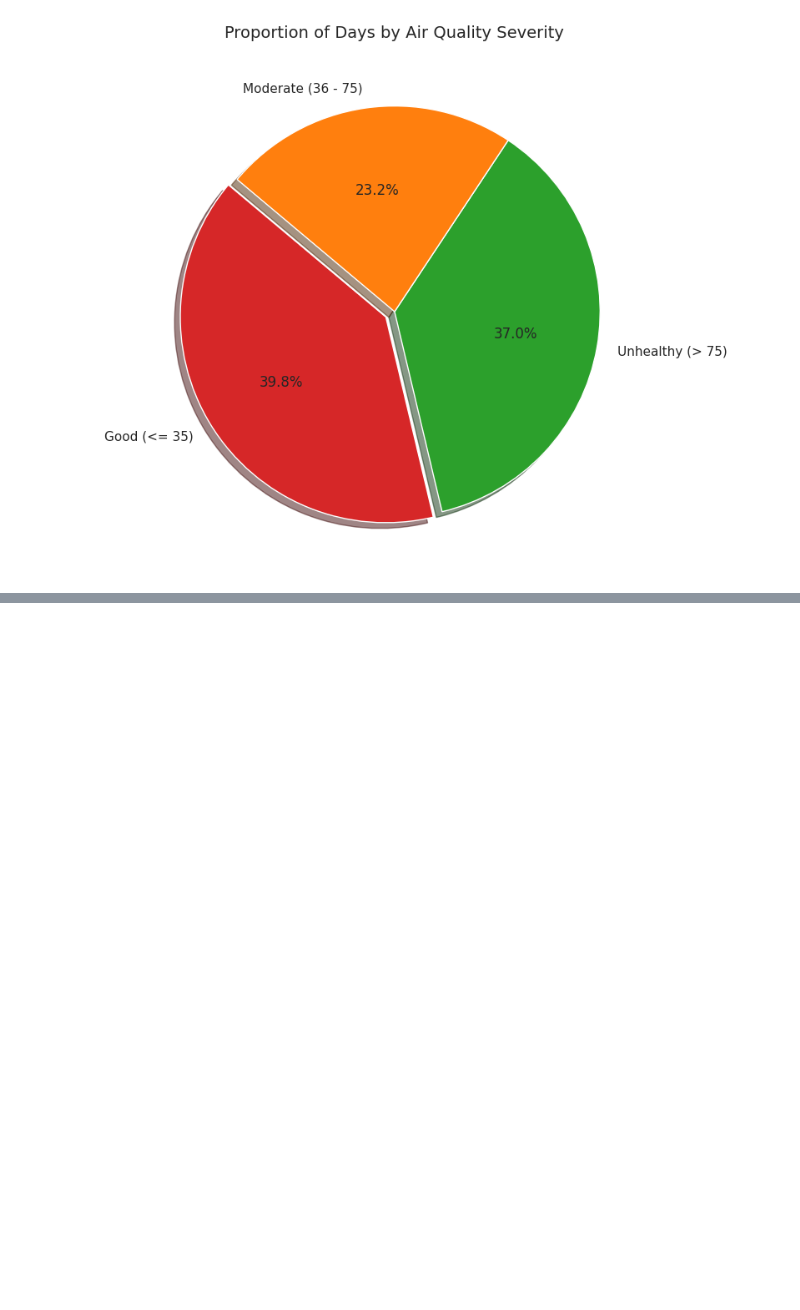
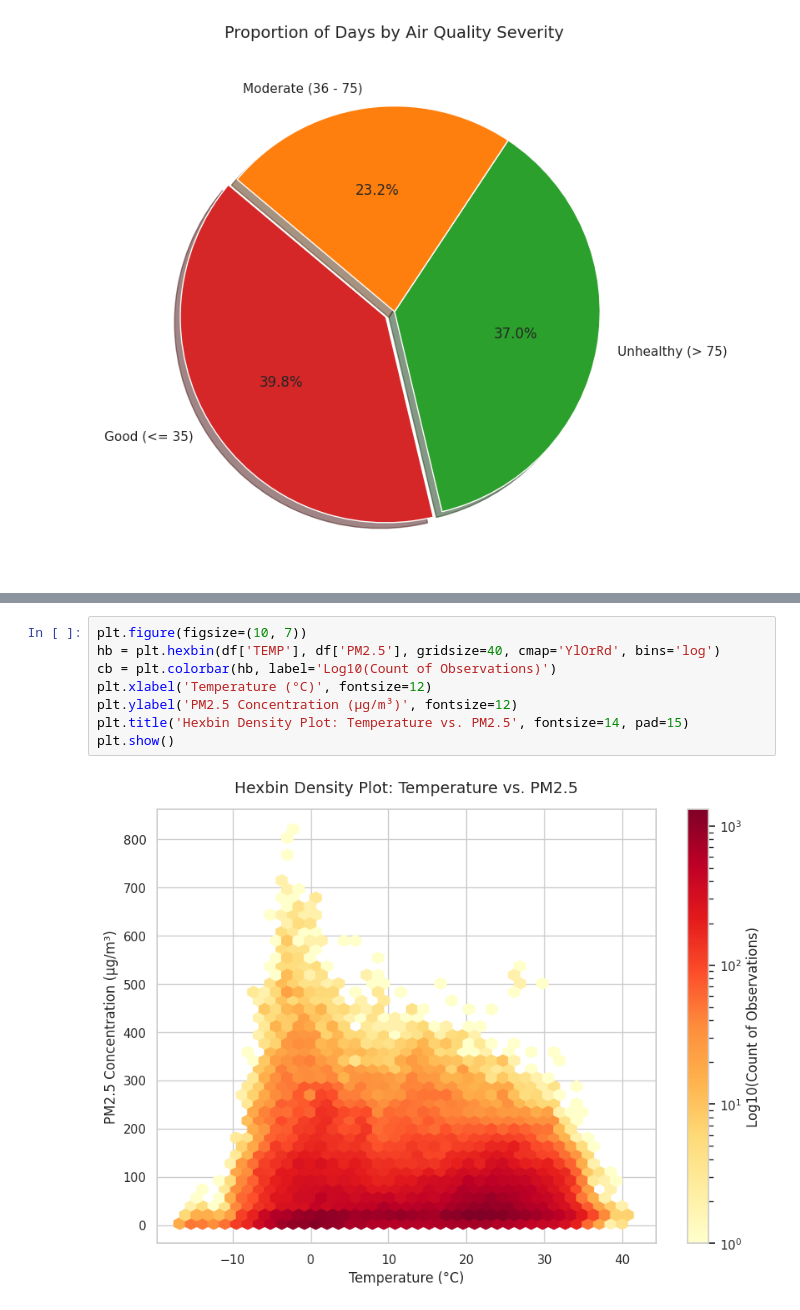
Before and after one commit to zaky100/Zack-Air-Quality-Task, a Jupyter notebook: Air_Quality.ipynb, the cells around one changed output, grey strips where cells are left out. Saved outputs shown, nothing was run; the diff lists cells and outputs as text; blank space fills up the shorter version.

Commit message:
Visual of Temperature vs PM2.5

```diff
--- a/Air_Quality.ipynb
+++ b/Air_Quality.ipynb
@@ -421,0 +427,10 @@ df = df.drop(columns=['AQI_Status']) # Clean up
+# %%
+plt.figure(figsize=(10, 7))
+hb = plt.hexbin(df['TEMP'], df['PM2.5'], gridsize=40, cmap='YlOrRd', bins='log')
+cb = plt.colorbar(hb, label='Log10(Count of Observations)')
+plt.xlabel('Temperature (°C)', fontsize=12)
+plt.ylabel('PM2.5 Concentration (µg/m³)', fontsize=12)
+plt.title('Hexbin Density Plot: Temperature vs. PM2.5', fontsize=14, pad=15)
+plt.show()
+# %% [output]
+[figure, added]
```
Also changed, not shown: parts of 1 cell of this notebook.
